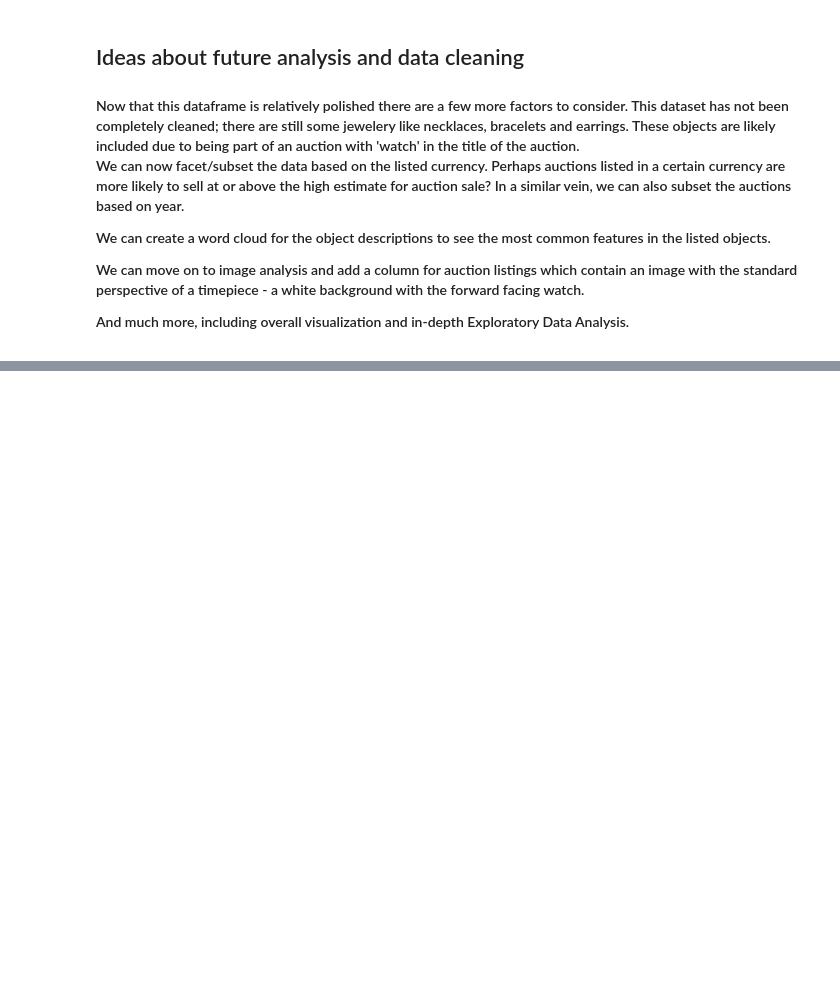
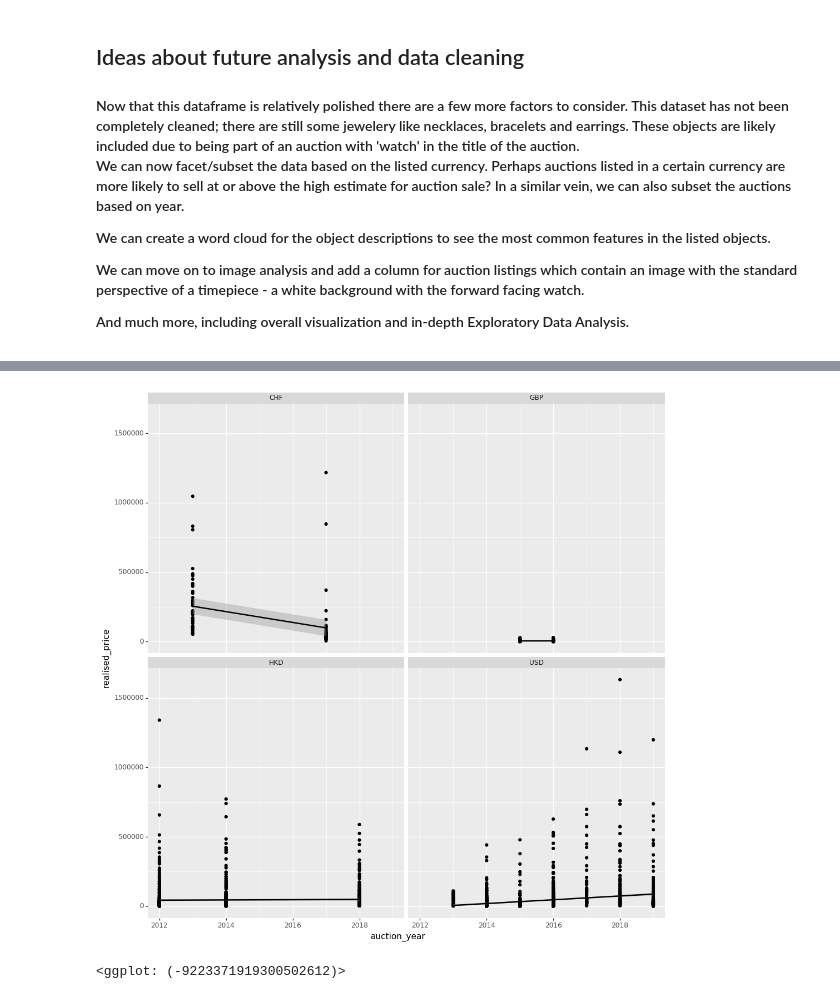
Before and after one commit to cjGO/portfolio, a Jupyter notebook: WatchAuctions/polishWatches-p1.ipynb, the cells around one changed output, grey strips where cells are left out. Drawn from its saved outputs; the diff is of its cells as text; code cells hidden in the pictures; blank space fills up the shorter version.

```diff
--- a/WatchAuctions/polishWatches-p1.ipynb
+++ b/WatchAuctions/polishWatches-p1.ipynb
@@ -284,0 +279,22 @@ And much more, including overall visualization and in-depth Exploratory Data Ana
+# %%
+#NOTE : I had issues with the realised price column due to empty values. I initially converted them to NaN which caused all calculations with this column to remain integers which caused rounding issues.
+#          for example, the ratio of realised_price and high_es
+content['realised_price'].replace(r'^\s*$', 0, regex=True, inplace = True)
+
+# TODO : something better than replacing missing with 0?
+# %%
+content.loc[:, 'realised_price'] = content.realised_price.astype('int64')
+# %%
+
+def get_value_ratio(realised,estimate):
+    if realised == '':
+        return ''
+    else:
+        return (realised/estimate)
+
+content['valueratio_high'] = content.apply(lambda row: get_value_ratio(row['realised_price'],row['estimate_high']), axis=1)
+content['valueratio_low'] = content.apply(lambda row: get_value_ratio(row['realised_price'],row['estimate_low']), axis=1)
+# %%
+# Items above 100,000 can be called easier later
+
+content['UltraHighEnd'] = (content['estimate_low'] > 100000).astype('int')
@@ -284,0 +340,11 @@ And much more, including overall visualization and in-depth Exploratory Data Ana
+# %%
+(ggplot(content, aes('auction_year','realised_price'))
+       + geom_point()
+       + facet_wrap('~listed_currency')
+        + stat_smooth(method='lm'))
+
+# This graph is mostly to show the trends of price listings in HKD and USD since they have most datapoints.
+# We learn that listings in HKD have generally remained constant whereas listings in USD have increased in value over time and there is more variance as time goes on.
+# %% [output]
+[figure, added]
+<ggplot: (-9223371919300502612)>
```
Also changed, not shown: parts of 51 cells of this notebook.
